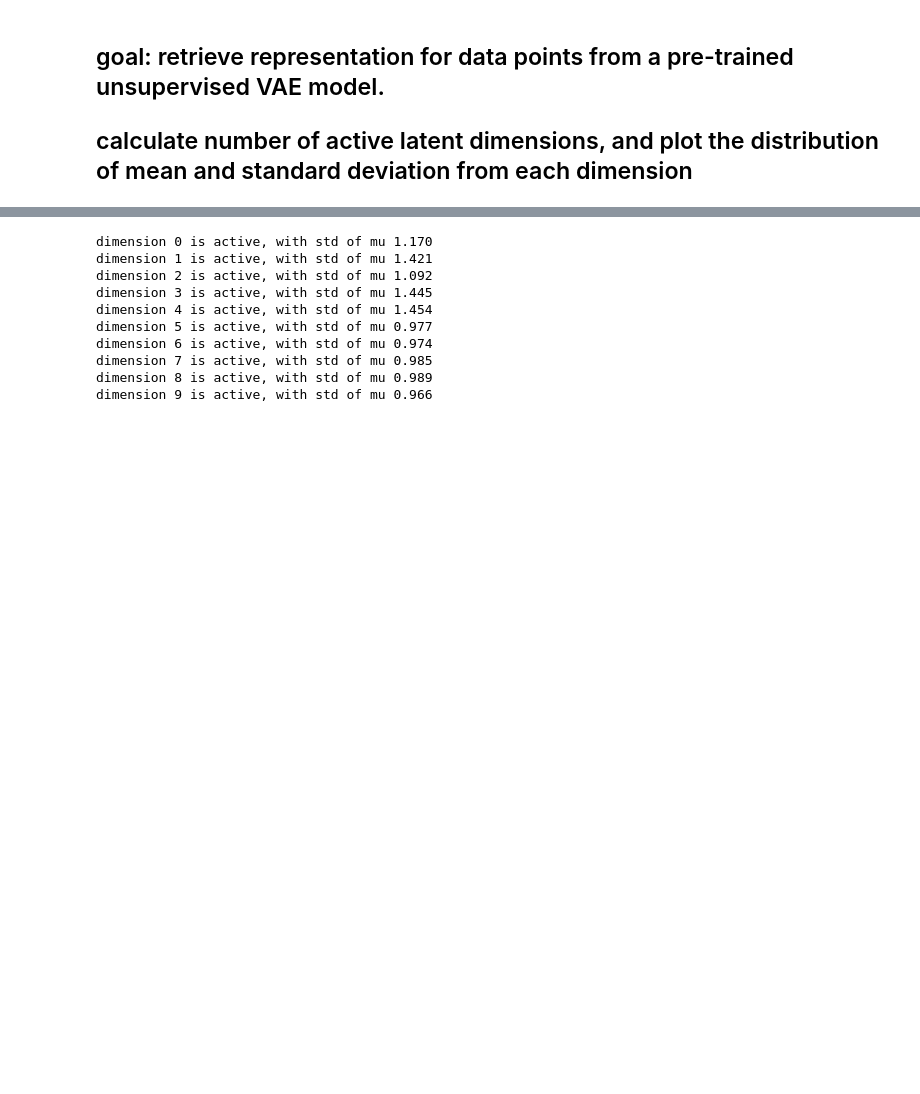
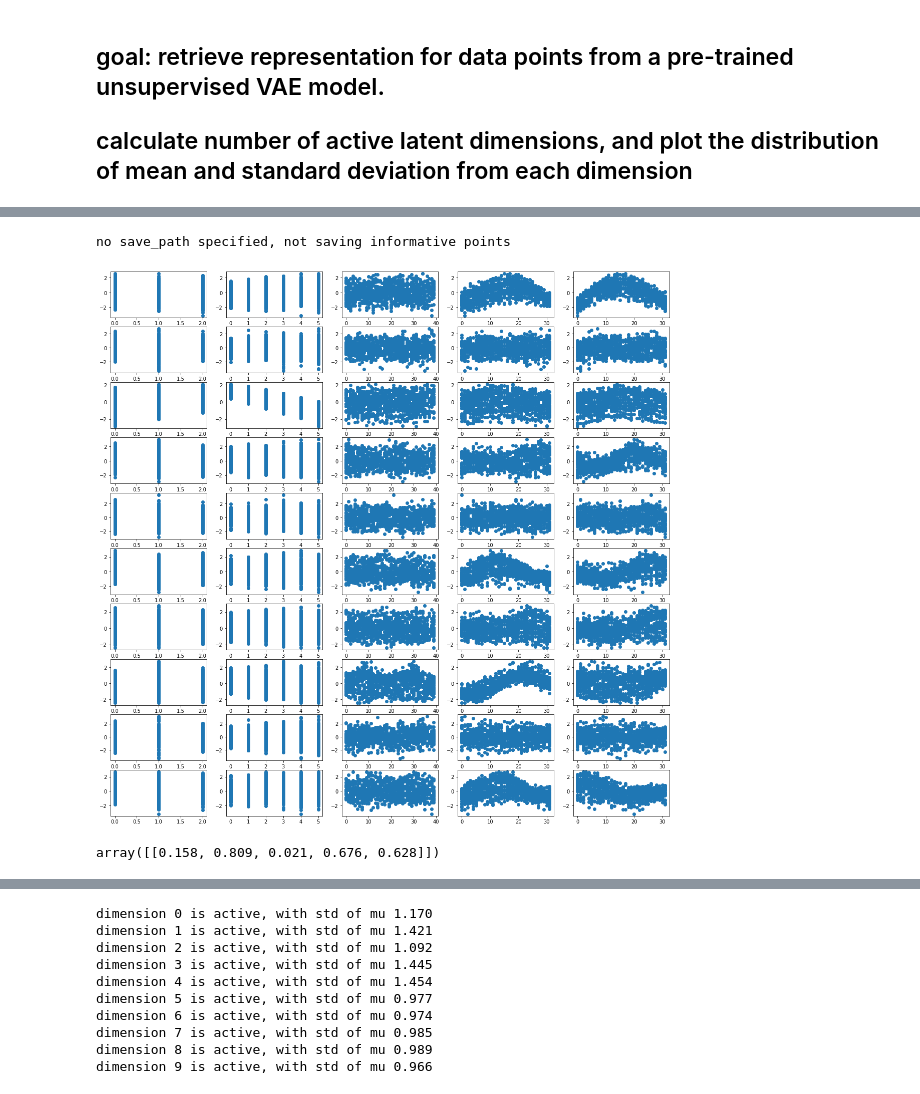
Before and after one commit to jasonmhwu/disentanglement_lib, a Jupyter notebook: notebooks/visualize_mean_and_std.ipynb, the cells around one changed output, grey strips where cells are left out. Drawn from its saved outputs; the diff is of its cells as text; code cells hidden in the pictures; blank space fills up the shorter version.

```diff
--- a/notebooks/visualize_mean_and_std.ipynb
+++ b/notebooks/visualize_mean_and_std.ipynb
@@ -148,0 +178,37 @@ factor_size for each fov is [3, 6, 40, 32, 32]
+# %%
+# correlate ground truth value with each  representation dimension
+from sklearn.linear_model import LinearRegression
+
+
+num_latent = representation_dict['mean'].shape[1]
+num_FoVs = 5
+num_random_points = 1000
+
+ground_truth_factors = index_to_factors(list(range(len(dsprites.images))), dsprites.factor_bases, save=False)
+random_indices = np.random.choice(len(dsprites.images), num_random_points, replace=False)
+
+fig, axs = plt.subplots(num_latent, num_FoVs, figsize=(20, 20))
+corr_matrix = np.zeros((num_latent, num_FoVs))
+r_squared = np.zeros((1, num_FoVs))
+linear_models = [0] * num_FoVs
+
+# correlate ground truth value with each  representation dimension
+for fov in range(num_FoVs):
+    # linear regression from representation to fov
+    repre = representation_dict['mean'][random_indices, :]
+    ground_truth = ground_truth_factors[random_indices, fov]
+    linear_models[fov] = LinearRegression().fit(repre, ground_truth)
+    r_squared[0, fov] = linear_models[fov].score(repre, ground_truth)
+
+    for latent in range(num_latent):
+        ground_truth = ground_truth_factors[random_indices, fov]
+        repre = representation_dict['mean'][random_indices, latent]
+        axs[latent, fov].scatter(ground_truth, repre)
+        corr_matrix[latent, fov] = abs(np.corrcoef(ground_truth, repre)[0, 1])
+# %% [output]
+no save_path specified, not saving informative points
+[figure, added]
+# %%
+r_squared
+# %% [output]
+array([[0.158, 0.809, 0.021, 0.676, 0.628]])
```
Also changed, not shown: parts of 14 cells of this notebook, 22 other files.
